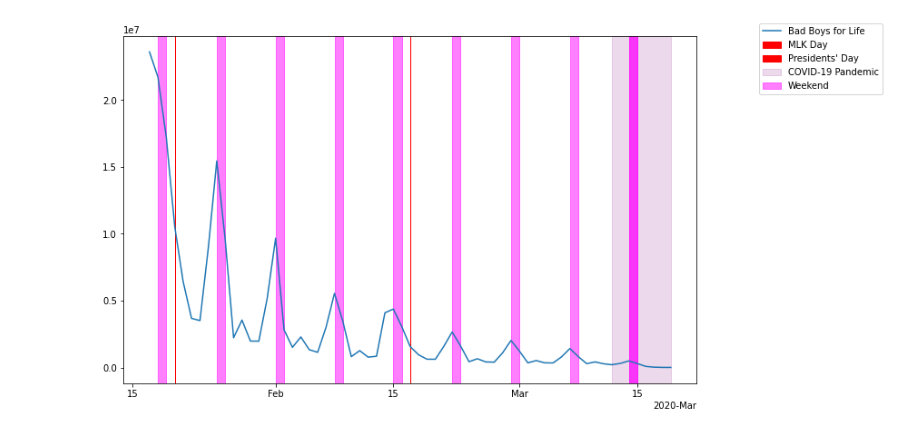
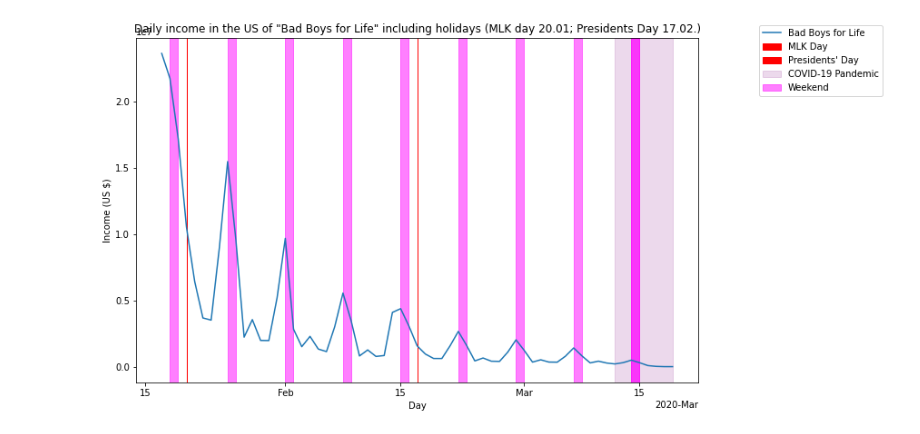
Before and after one commit to epfl-ada/ada-2021-project-f-jab, a Jupyter notebook: daily_gross_and_quotes.ipynb, the cells around one changed output. Drawn from its saved outputs; the diff is of its cells as text; code cells hidden in the pictures.

```diff
--- a/daily_gross_and_quotes.ipynb
+++ b/daily_gross_and_quotes.ipynb
@@ -123,5 +123,8 @@ def plot_daily_v_days(dic, movie_names, year=None, specific=None):
                     plt.title('Movies released in '+year)
 # %%
 plot_daily_v_days(daily, movie_names, year = None, specific='Bad_Boys_for_Life')
+plt.title('Daily income in the US of "Bad Boys for Life" including holidays (MLK day 20.01; Presidents Day 17.02.)')
+plt.xlabel('Day')
+plt.ylabel('Income (US $)');
 # %% [output]
-[figure, old version]
+[figure, new version]
```
Also changed, not shown: 2 other files.
